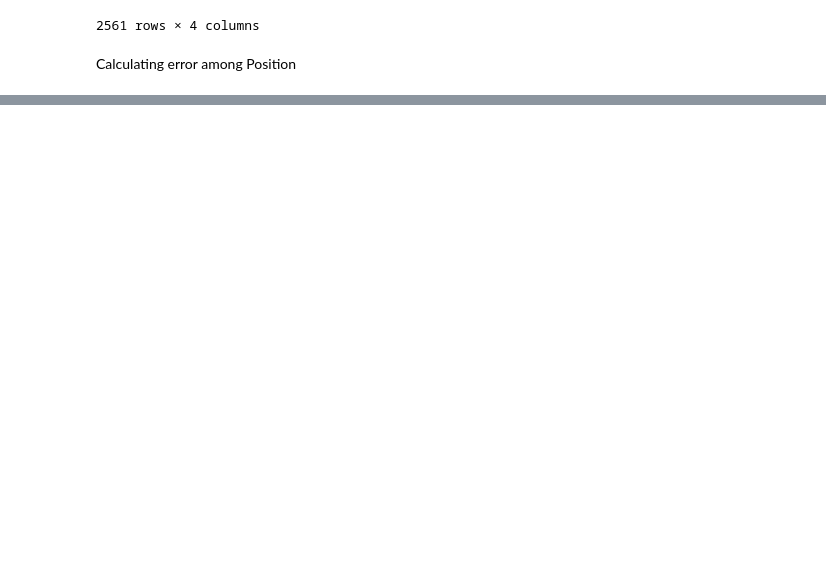
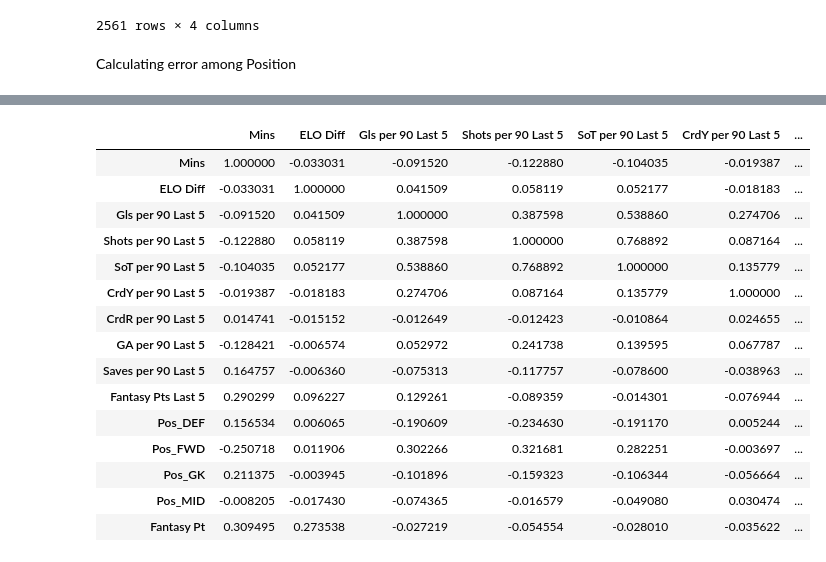
Before and after one commit to nicholaskim1004/World-Cup-Fantasy-Predictor, a Jupyter notebook: Fantast_Pt_Predictor.ipynb, the cells around one changed output, grey strips where cells are left out. Drawn from its saved outputs; the diff is of its cells as text; code cells hidden in the pictures; blank space fills up the shorter version.

```diff
--- a/Fantast_Pt_Predictor.ipynb
+++ b/Fantast_Pt_Predictor.ipynb
@@ -516,0 +519,21 @@ Better performance on MID but really stuggled with predicting GK
+# %%
+corr_mat = pred.copy()
+corr_mat['Fantasy Pt'] = matches_cleaned['Fantasy Points']
+corr_mat.corr()
+# %% [output]
+|  | Mins | ELO Diff | Gls per 90 Last 5 | Shots per 90 Last 5 | SoT per 90 Last 5 | CrdY per 90 Last 5 | ... |
+| Mins | 1.000000 | -0.033031 | -0.091520 | -0.122880 | -0.104035 | -0.019387 | ... |
+| ELO Diff | -0.033031 | 1.000000 | 0.041509 | 0.058119 | 0.052177 | -0.018183 | ... |
+| Gls per 90 Last 5 | -0.091520 | 0.041509 | 1.000000 | 0.387598 | 0.538860 | 0.274706 | ... |
+| Shots per 90 Last 5 | -0.122880 | 0.058119 | 0.387598 | 1.000000 | 0.768892 | 0.087164 | ... |
+| SoT per 90 Last 5 | -0.104035 | 0.052177 | 0.538860 | 0.768892 | 1.000000 | 0.135779 | ... |
+| CrdY per 90 Last 5 | -0.019387 | -0.018183 | 0.274706 | 0.087164 | 0.135779 | 1.000000 | ... |
+| CrdR per 90 Last 5 | 0.014741 | -0.015152 | -0.012649 | -0.012423 | -0.010864 | 0.024655 | ... |
+| GA per 90 Last 5 | -0.128421 | -0.006574 | 0.052972 | 0.241738 | 0.139595 | 0.067787 | ... |
+| Saves per 90 Last 5 | 0.164757 | -0.006360 | -0.075313 | -0.117757 | -0.078600 | -0.038963 | ... |
+| Fantasy Pts Last 5 | 0.290299 | 0.096227 | 0.129261 | -0.089359 | -0.014301 | -0.076944 | ... |
+| Pos_DEF | 0.156534 | 0.006065 | -0.190609 | -0.234630 | -0.191170 | 0.005244 | ... |
+| Pos_FWD | -0.250718 | 0.011906 | 0.302266 | 0.321681 | 0.282251 | -0.003697 | ... |
+| Pos_GK | 0.211375 | -0.003945 | -0.101896 | -0.159323 | -0.106344 | -0.056664 | ... |
+| Pos_MID | -0.008205 | -0.017430 | -0.074365 | -0.016579 | -0.049080 | 0.030474 | ... |
+| Fantasy Pt | 0.309495 | 0.273538 | -0.027219 | -0.054554 | -0.028010 | -0.035622 | ... |
```
Also changed, not shown: parts of 14 cells of this notebook.
